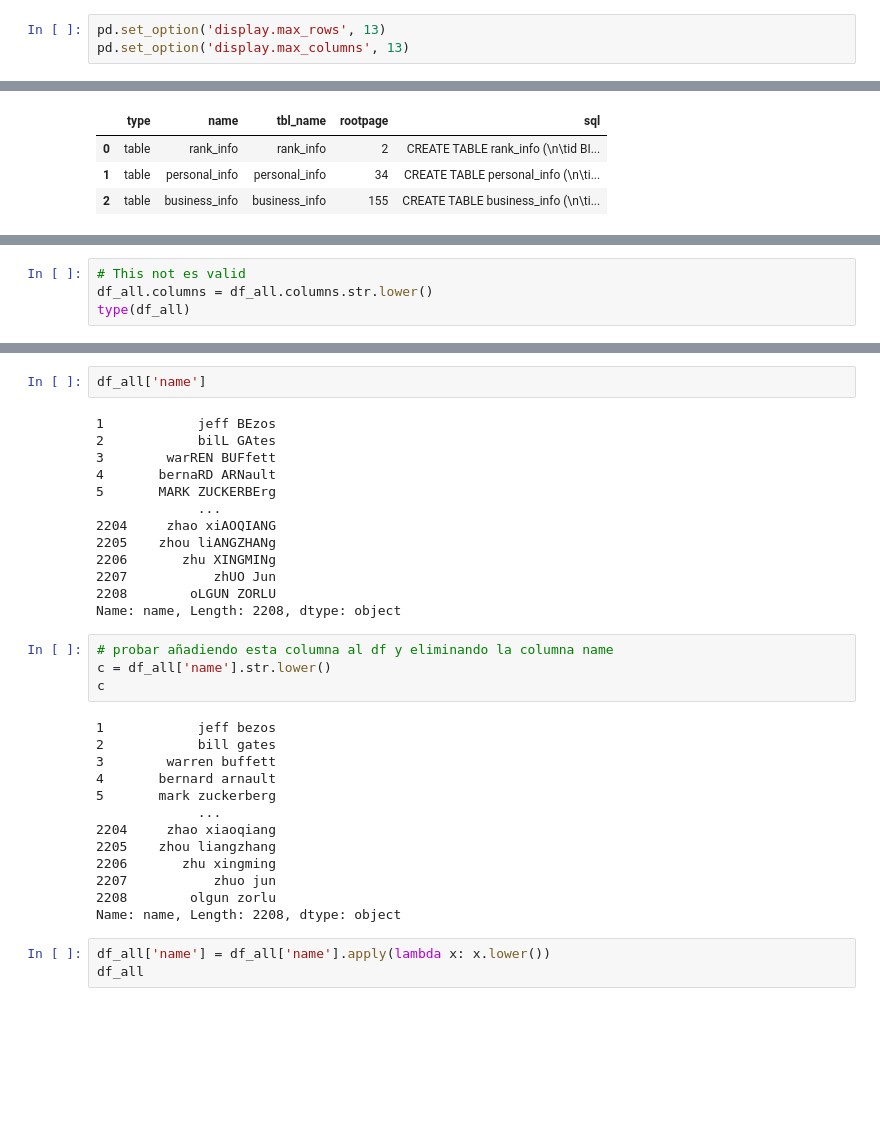
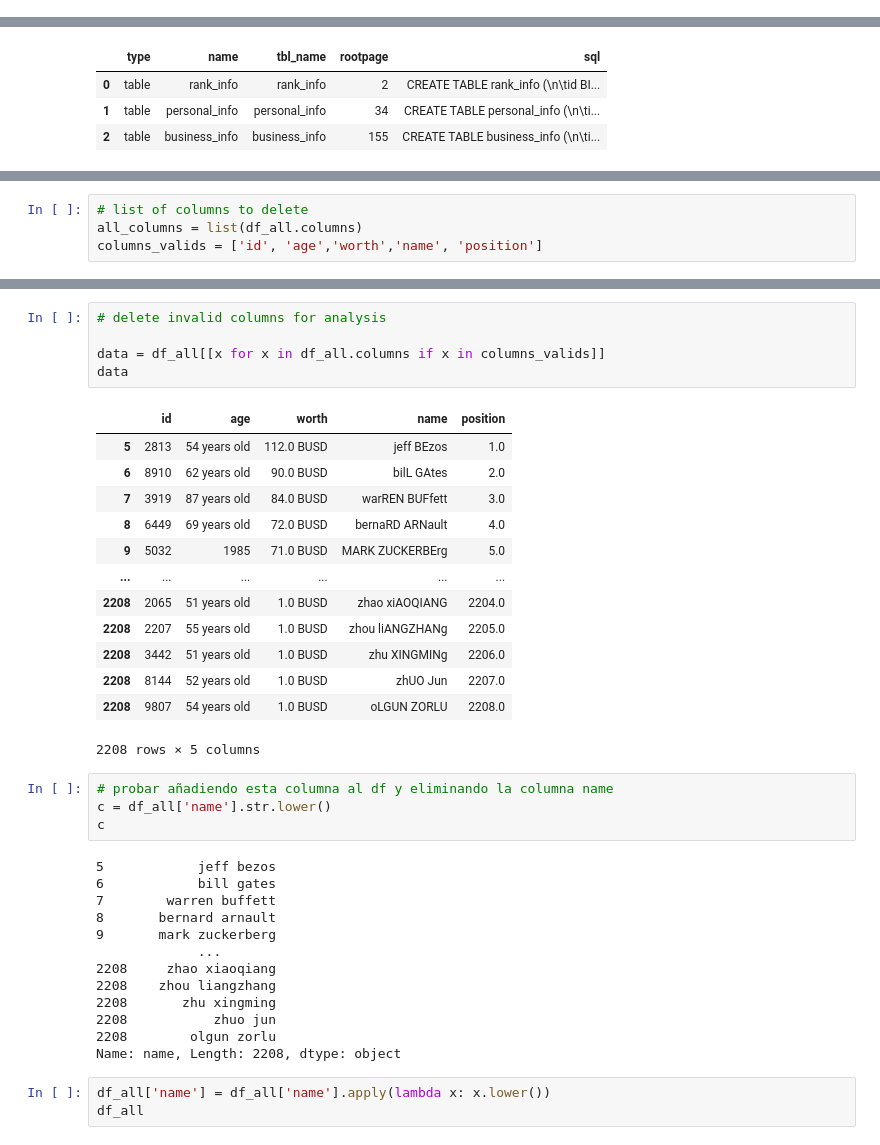
Before and after one commit to Emilioiron/Ironhack-Module-1-Project---Pandas-Python-Emilio-, a Jupyter notebook: notebooks/Notebook_1-Copy1.ipynb, the cells around one changed output, grey strips where cells are left out. Cells and saved outputs as stored; diff of their text form; blank space fills up the shorter version.

Commit message:
working with dataframe

```diff
--- a/notebooks/Notebook_1-Copy1.ipynb
+++ b/notebooks/Notebook_1-Copy1.ipynb
@@ -9,9 +9,6 @@ from sqlalchemy import create_engine
 # %%
 sqlitedb_path = '../data/raw/emiliopatio.db'
 engine = create_engine(f'sqlite:///{sqlitedb_path}')
-# %%
-pd.set_option('display.max_rows', 13)
-pd.set_option('display.max_columns', 13)
 # %%
 # list all tables in database
 
@@ -298,4 +30,0 @@ Index(['id', 'lastName', 'age', 'Unnamed: 0_x', 'gender', 'country', 'image',
-# %%
-# This not es valid
-df_all.columns = df_all.columns.str.lower()
-type(df_all)
@@ -304,3 +31,7 @@ pandas.core.frame.DataFrame
+# %%
+# list of columns to delete
+all_columns = list(df_all.columns)
+columns_valids = ['id', 'age','worth','name', 'position']
 # %%
 df_all.rename(index={e: e+1 for e in range(len(df_all))},
                 columns={'lastName': 'lastname',
@@ -358,33 +43,37 @@ df_all._get_numeric_data()
-# %%
-df_all['name']
-# %% [output]
-1            jeff BEzos
-2            bilL GAtes
-3        warREN BUFfett
-4       bernaRD ARNault
-5       MARK ZUCKERBErg
-             ...
-2204     zhao xiAOQIANG
-2205    zhou liANGZHANg
-2206       zhu XINGMINg
-2207           zhUO Jun
-2208        oLGUN ZORLU
-Name: name, Length: 2208, dtype: object
+# %%
+# delete invalid columns for analysis
+
+data = df_all[[x for x in df_all.columns if x in columns_valids]]
+data
+# %% [output]
+|  | id | age | worth | name | position |
+| 5 | 2813 | 54 years old | 112.0 BUSD | jeff BEzos | 1.0 |
+| 6 | 8910 | 62 years old | 90.0 BUSD | bilL GAtes | 2.0 |
+| 7 | 3919 | 87 years old | 84.0 BUSD | warREN BUFfett | 3.0 |
+| 8 | 6449 | 69 years old | 72.0 BUSD | bernaRD ARNault | 4.0 |
+| 9 | 5032 | 1985 | 71.0 BUSD | MARK ZUCKERBErg | 5.0 |
+| ... | ... | ... | ... | ... | ... |
+| 2208 | 2065 | 51 years old | 1.0 BUSD | zhao xiAOQIANG | 2204.0 |
+| 2208 | 2207 | 55 years old | 1.0 BUSD | zhou liANGZHANg | 2205.0 |
+| 2208 | 3442 | 51 years old | 1.0 BUSD | zhu XINGMINg | 2206.0 |
+| 2208 | 8144 | 52 years old | 1.0 BUSD | zhUO Jun | 2207.0 |
+| 2208 | 9807 | 54 years old | 1.0 BUSD | oLGUN ZORLU | 2208.0 |
+2208 rows × 5 columns
 # %%
 # probar añadiendo esta columna al df y eliminando la columna name
 c = df_all['name'].str.lower()
 c
 # %% [output]
-1            jeff bezos
-2            bill gates
-3        warren buffett
-4       bernard arnault
-5       mark zuckerberg
+5            jeff bezos
+6            bill gates
+7        warren buffett
+8       bernard arnault
+9       mark zuckerberg
              ...
-2204     zhao xiaoqiang
-2205    zhou liangzhang
-2206       zhu xingming
-2207           zhuo jun
+2208     zhao xiaoqiang
+2208    zhou liangzhang
+2208       zhu xingming
+2208           zhuo jun
 2208        olgun zorlu
 Name: name, Length: 2208, dtype: object
 # %%
```
Also changed, not shown: parts of 33 cells of this notebook.
